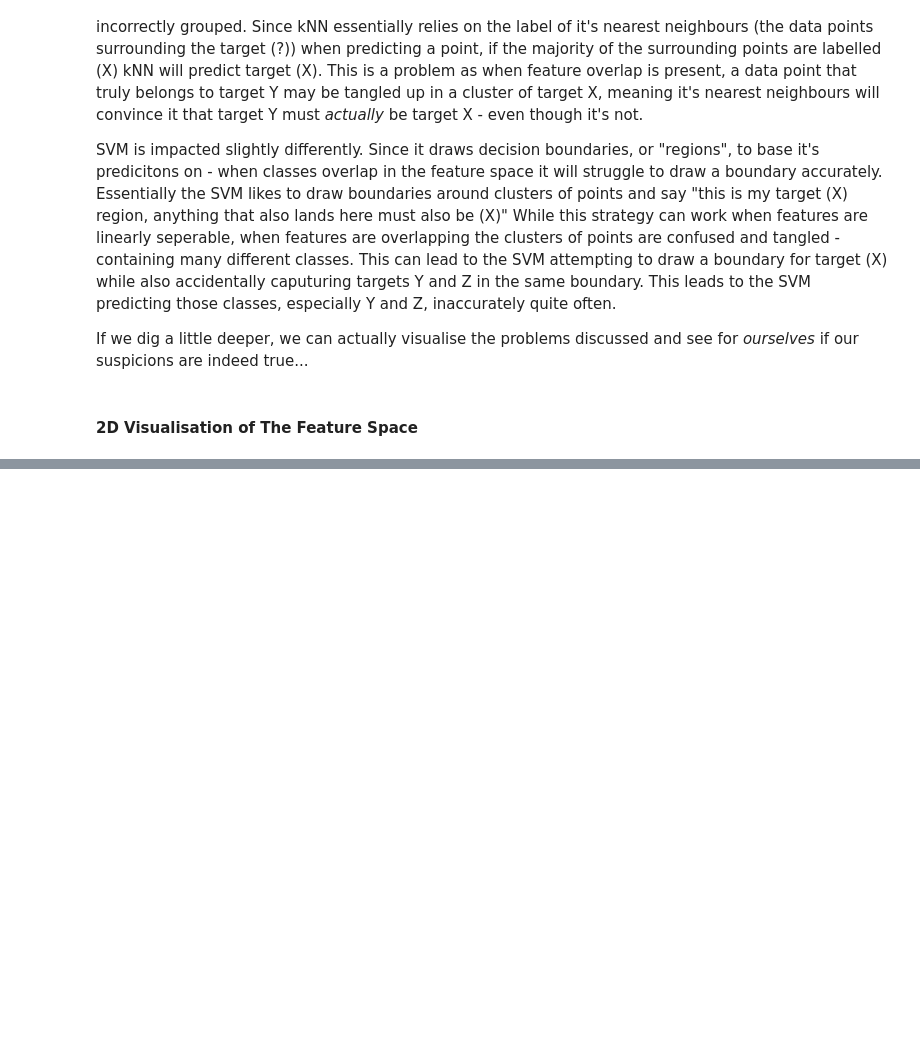
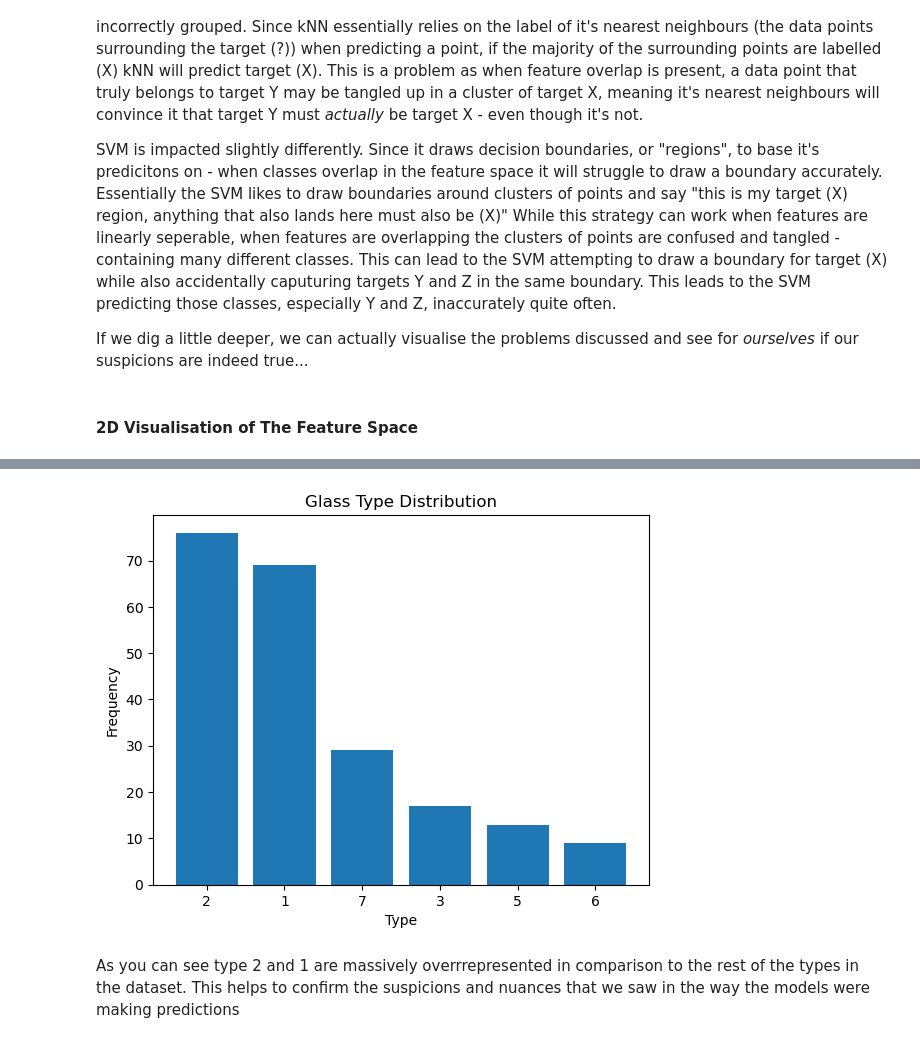
Before and after one commit to elizaclay/Machine-Learning-Optimisation, a Jupyter notebook: COMP2002.ipynb, the cells around one changed output, grey strips where cells are left out. Cells and saved outputs as stored; diff of their text form; code cells hidden in the pictures; blank space fills up the shorter version.

```diff
--- a/COMP2002.ipynb
+++ b/COMP2002.ipynb
@@ -427,0 +526,12 @@ If we dig a little deeper, we can actually visualise the problems discussed and
+# %%
+target_counts = targets.value_counts()
+
+plt.bar(target_counts.index.astype(str), target_counts.values)
+plt.xlabel('Type')
+plt.ylabel('Frequency')
+plt.title('Glass Type Distribution')
+plt.show()
+# %% [output]
+[figure, added]
+# %% [markdown]
+As you can see type 2 and 1 are massively overrrepresented in comparison to the rest of the types in the dataset. This helps to confirm the suspicions and nuances that we saw in the way the models were making predictions
```
Also changed, not shown: parts of 11 cells of this notebook.
